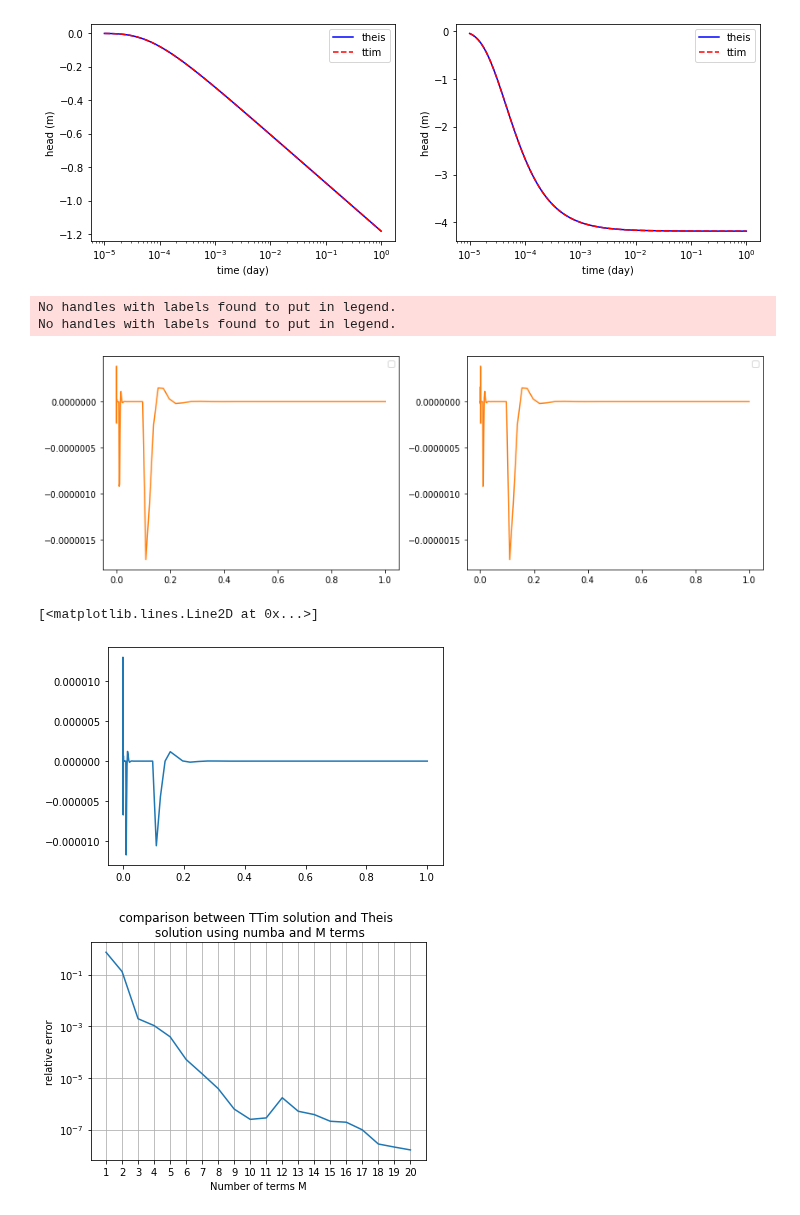
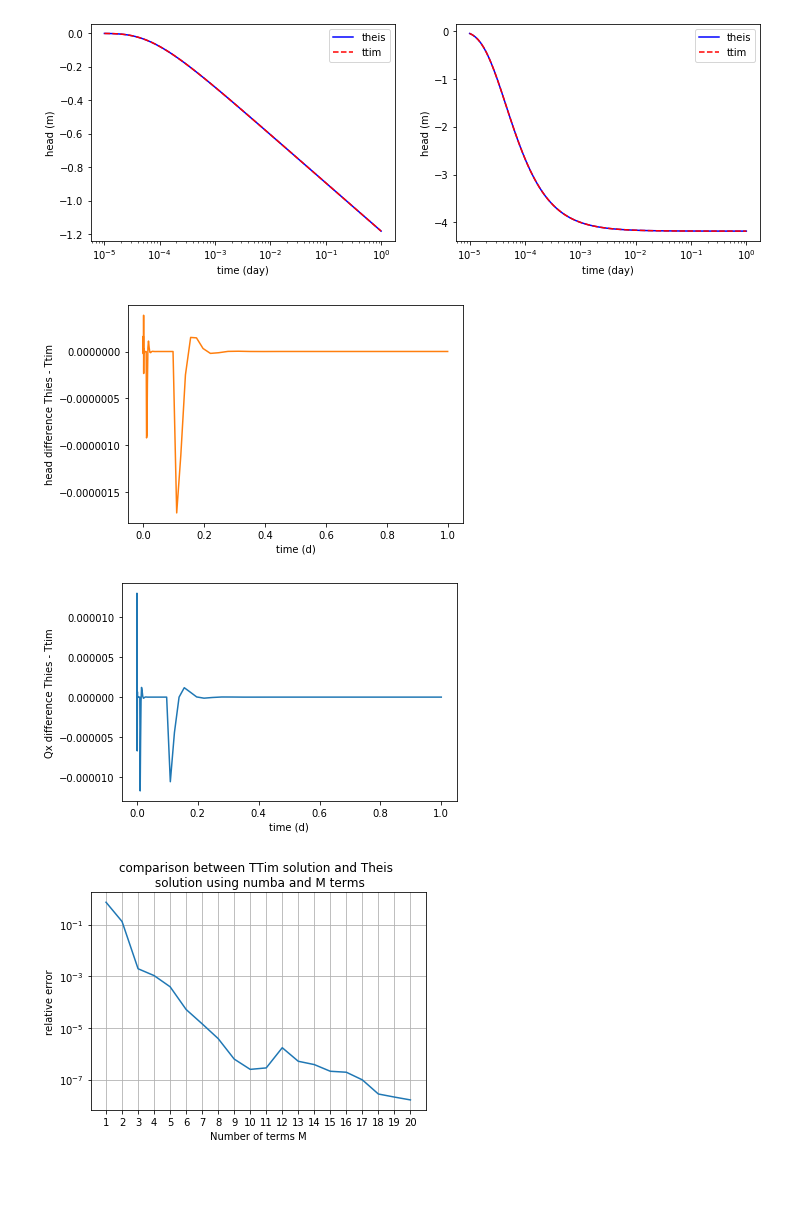
Before and after one commit to mbakker7/ttim, a Jupyter notebook: notebooks/well_example.ipynb, the cells around one changed output. Drawn from its saved outputs; the diff is of its cells as text; code cells hidden in the pictures; blank space fills up the shorter version.

```diff
--- a/notebooks/well_example.ipynb
+++ b/notebooks/well_example.ipynb
@@ -58,22 +58,17 @@ def test(M=10):
     return htheis - h[0]
 # %%
 enumba = test(M=10)
-plt.figure(figsize=(12, 4))
-plt.subplot(121)
 plt.plot(t, enumba, 'C1')
-plt.legend()
-plt.subplot(122)
-plt.plot(t, enumba, 'C1')
-plt.tight_layout()
+plt.xlabel('time (d)')
+plt.ylabel('head difference Thies - Ttim');
 # %% [output]
-No handles with labels found to put in legend.
-No handles with labels found to put in legend.
-[figure, old version]
+[figure, new version]
 # %%
 plt.plot(t, Qrtheis - Qx[0])
+plt.xlabel('time (d)')
+plt.ylabel('Qx difference Thies - Ttim');
 # %% [output]
-[<matplotlib.lines.Line2D at 0x...>]
-[figure, old version]
+[figure, new version]
 # %%
 def compare(M=10):
     ml = ModelMaq(kaq=25, z=[20, 0], Saq=S/20, tmin=1e-5, tmax=1, M=M)
```
Also changed, not shown: parts of 1 cell of this notebook, 4 other files.
